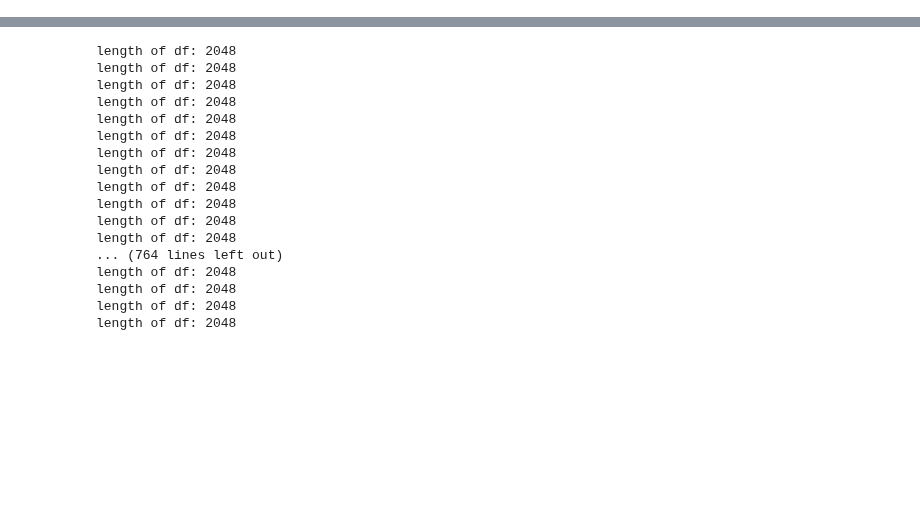
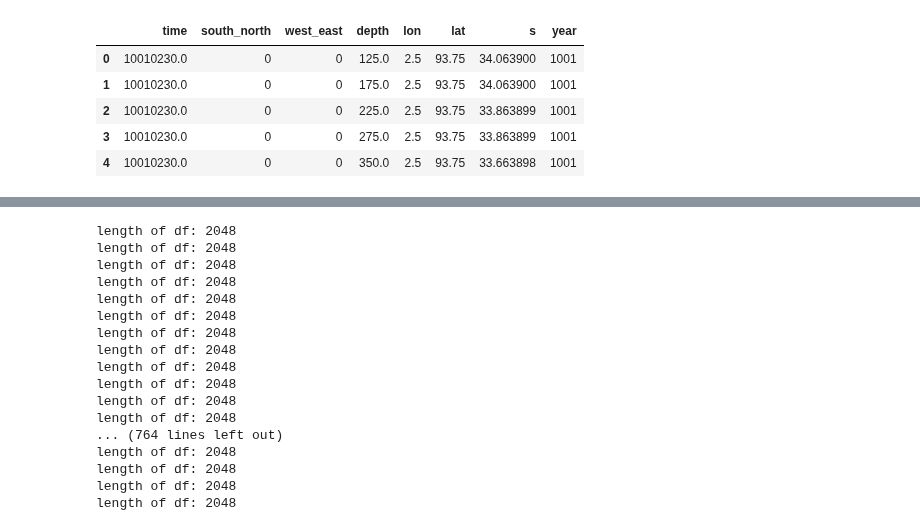
Before and after one commit to amethystaurora-robo/plasim_rare_events, a Jupyter notebook: draw_maps.ipynb, the cells around one changed output, grey strips where cells are left out. Saved outputs shown, nothing was run; the diff lists cells and outputs as text; code cells hidden in the pictures; blank space fills up the shorter version.

```diff
--- a/draw_maps.ipynb
+++ b/draw_maps.ipynb
@@ -7,0 +16,9 @@ import cartopy.crs as ccrs
+# %%
+df_ts.head()
+# %% [output]
+|  | time | south_north | west_east | depth | lon | lat | s | year |
+| 0 | 10010230.0 | 0 | 0 | 125.0 | 2.5 | 93.75 | 34.063900 | 1001 |
+| 1 | 10010230.0 | 0 | 0 | 175.0 | 2.5 | 93.75 | 34.063900 | 1001 |
+| 2 | 10010230.0 | 0 | 0 | 225.0 | 2.5 | 93.75 | 33.863899 | 1001 |
+| 3 | 10010230.0 | 0 | 0 | 275.0 | 2.5 | 93.75 | 33.863899 | 1001 |
+| 4 | 10010230.0 | 0 | 0 | 350.0 | 2.5 | 93.75 | 33.663898 | 1001 |
```
Also changed, not shown: parts of 12 cells of this notebook, 1 other file.
